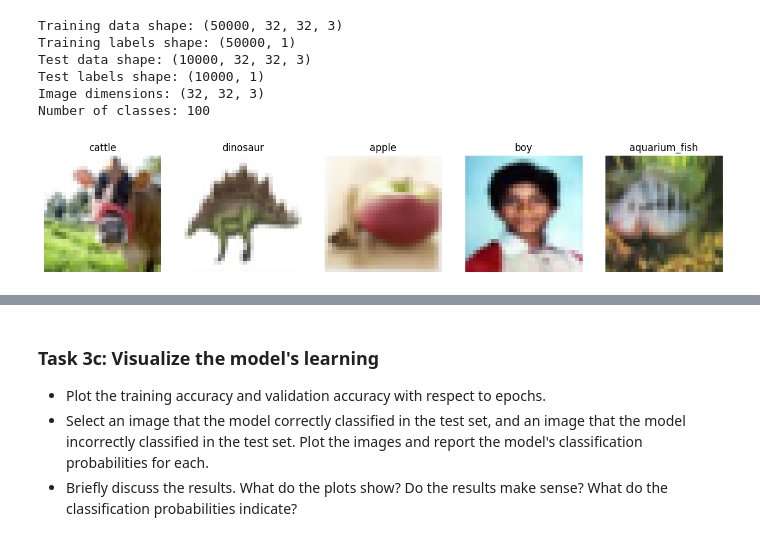
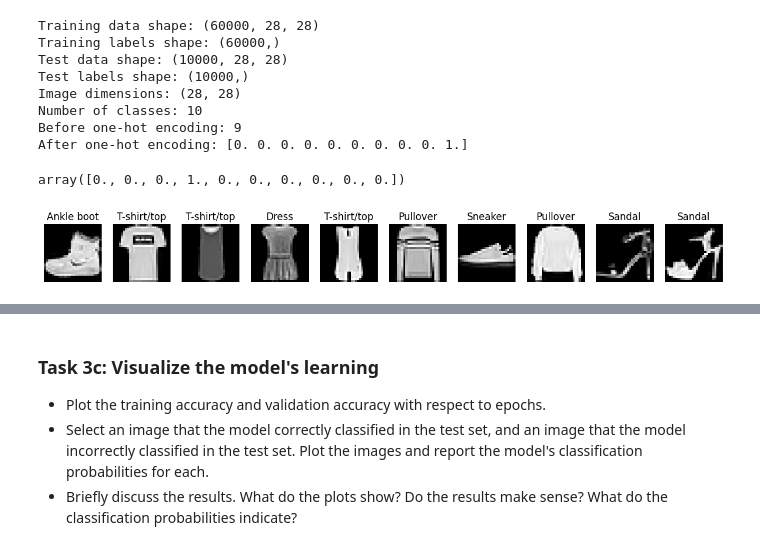
Before and after one commit to deysoumyadey/deep_learning, a Jupyter notebook: 02_activities/assignments/assignment_1.ipynb, the cells around one changed output, grey strips where cells are left out. Cells and saved outputs as stored; diff of their text form; code cells hidden in the pictures.

Commit message:
Resubmit assignment-1 with update fashion model with Keras

```diff
--- a/02_activities/assignments/assignment_1.ipynb
+++ b/02_activities/assignments/assignment_1.ipynb
@@ -23,41 +32,45 @@ from keras.datasets import cifar100
 # %%
-class_names = [
-    "apple", "aquarium_fish", "baby", "bear", "beaver", "bed", "bee", "beetle", "bicycle", "bottle",
-    "bowl", "boy", "bridge", "bus", "butterfly", "camel", "can", "castle", "caterpillar", "cattle",
-    "chair", "chimpanzee", "clock", "cloud", "cockroach", "couch", "crab", "crocodile", "cup", "dinosaur",
-    "dolphin", "elephant", "flatfish", "forest", "fox", "girl", "hamster", "house", "kangaroo", "keyboard",
-    "lamp", "lawn_mower", "leopard", "lion", "lizard", "lobster", "man", "maple_tree", "motorcycle", "mountain",
-    "mouse", "mushroom", "oak_tree", "orange", "orchid", "otter", "palm_tree", "pear", "pickup_truck", "pine_tree",
-    "plain", "plate", "poppy", "porcupine", "possum", "rabbit", "raccoon", "ray", "road", "rocket",
-    "rose", "sea", "seal", "shark", "shrew", "skunk", "skyscraper", "snail", "snake", "spider",
-    "squirrel", "streetcar", "sunflower", "sweet_pepper", "table", "tank", "telephone", "television", "tiger", "tractor",
-    "train", "trout", "tulip", "turtle", "wardrobe", "whale", "willow_tree", "wolf", "woman", "worm"
-]
+# Inspect the shapes of the datasets
+
+print("Training data shape:", X_train.shape)
+print("Training labels shape:", y_train.shape)
+print("Test data shape:", X_test.shape)
+print("Test labels shape:", y_test.shape)
+print("Image dimensions:", X_train.shape[1:])
+print("Number of classes:", len(class_names))
+
+# Convert labels to one-hot encoding
+from tensorflow.keras.utils import to_categorical
+
+print(f'Before one-hot encoding: {y_train[0]}')
+y_train = to_categorical(y_train, num_classes=10)
+y_test = to_categorical(y_test, num_classes=10)
+print(f'After one-hot encoding: {y_train[0]}')
+# %% [output]
+Training data shape: (60000, 28, 28)
+Training labels shape: (60000,)
+Test data shape: (10000, 28, 28)
+Test labels shape: (10000,)
+Image dimensions: (28, 28)
+Number of classes: 10
+Before one-hot encoding: 9
+After one-hot encoding: [0. 0. 0. 0. 0. 0. 0. 0. 0. 1.]
+# %%
+display(y_train[3])
+# %% [output]
+array([0., 0., 0., 1., 0., 0., 0., 0., 0., 0.])
 # %%
 # Your Code Here
+# Verify the data looks as expected
+
 import matplotlib.pyplot as plt
-import numpy as np
-
-print("Training data shape:", x_train.shape)
-print("Training labels shape:", y_train.shape)
-print("Test data shape:", x_test.shape)
-print("Test labels shape:", y_test.shape)
-print("Image dimensions:", x_train.shape[1:])
-print("Number of classes:", len(class_names))
-
-num_examples = 5
+num_examples = 10
 plt.figure(figsize=(15,3))
 for i in range(num_examples):
     plt.subplot(1, num_examples, i+1)
-    plt.imshow(x_train[i])
-    plt.title(class_names[int(y_train[i])])
+    plt.imshow(X_train[i], cmap='gray')
+    plt.title(class_names[int(y_train[i].argmax())])
     plt.axis('off')
 plt.show()
 # %% [output]
-Training data shape: (50000, 32, 32, 3)
-Training labels shape: (50000, 1)
-Test data shape: (10000, 32, 32, 3)
-Test labels shape: (10000, 1)
-Image dimensions: (32, 32, 3)
-Number of classes: 100
-[figure, old version]
+[figure, new version]
```
Also changed, not shown: parts of 34 cells of this notebook.
